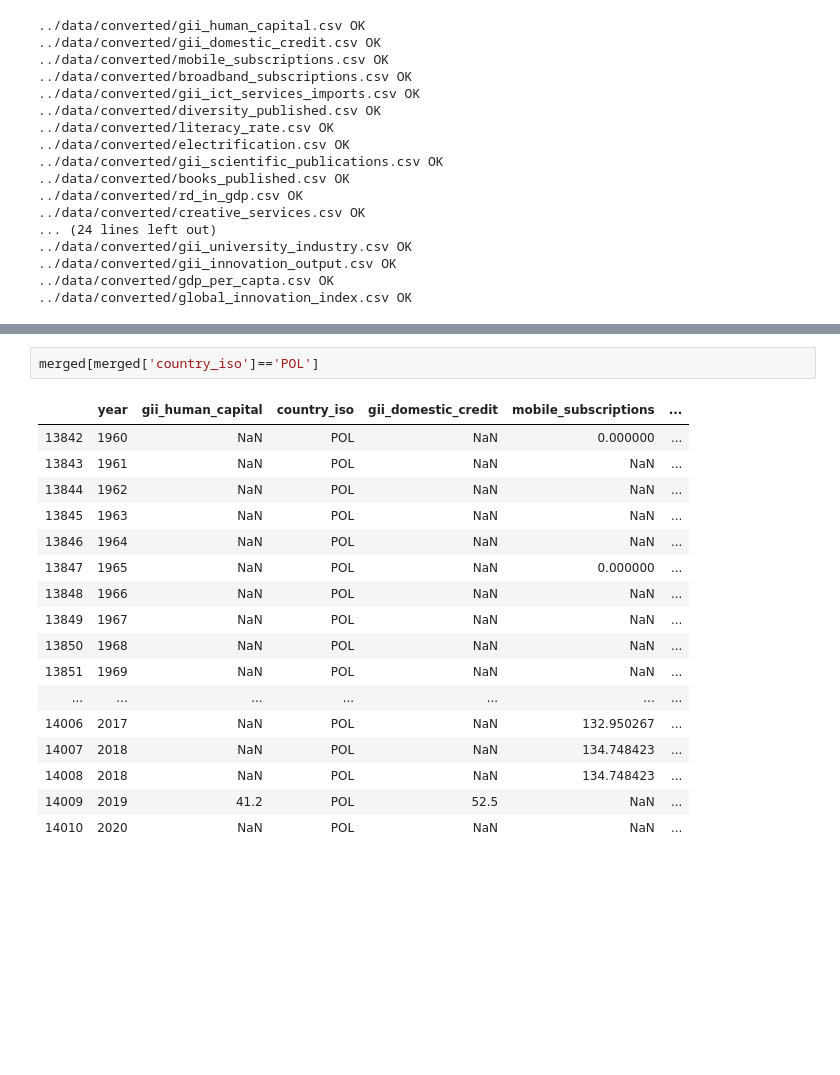
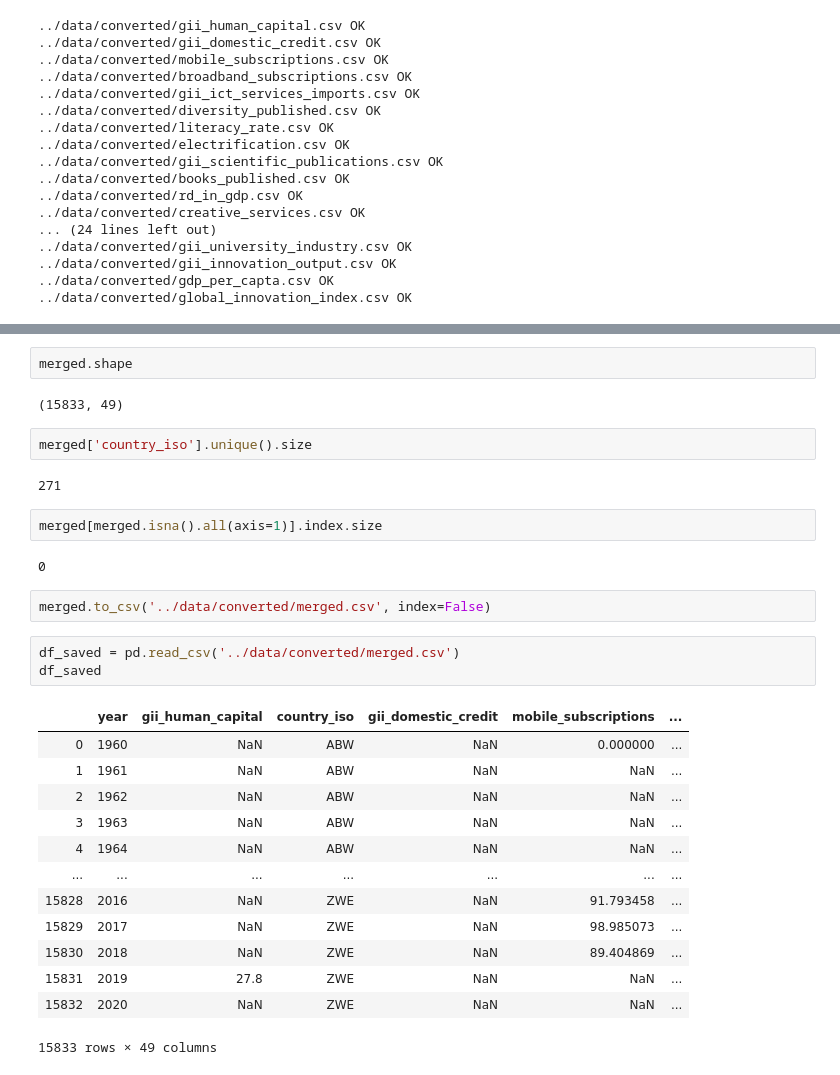
Before and after one commit to MissFacetious/Innovation, a Jupyter notebook: data_integration/mergeAll.ipynb, the cells around one changed output, grey strips where cells are left out. Saved outputs shown, nothing was run; the diff lists cells and outputs as text; blank space fills up the shorter version.

Commit message:
Merged dataset

```diff
--- a/data_integration/mergeAll.ipynb
+++ b/data_integration/mergeAll.ipynb
@@ -123,20 +92,31 @@ for filename in all_files[1:]:
+# %%
+merged.shape
+# %% [output]
+(15833, 49)
 # %%
-merged[merged['country_iso']=='POL']
+merged['country_iso'].unique().size
 # %% [output]
-|  | year | gii_human_capital | country_iso | gii_domestic_credit | mobile_subscriptions | ... |
-| 13842 | 1960 | NaN | POL | NaN | 0.000000 | ... |
-| 13843 | 1961 | NaN | POL | NaN | NaN | ... |
-| 13844 | 1962 | NaN | POL | NaN | NaN | ... |
-| 13845 | 1963 | NaN | POL | NaN | NaN | ... |
-| 13846 | 1964 | NaN | POL | NaN | NaN | ... |
-| 13847 | 1965 | NaN | POL | NaN | 0.000000 | ... |
-| 13848 | 1966 | NaN | POL | NaN | NaN | ... |
-| 13849 | 1967 | NaN | POL | NaN | NaN | ... |
-| 13850 | 1968 | NaN | POL | NaN | NaN | ... |
-| 13851 | 1969 | NaN | POL | NaN | NaN | ... |
-| ... | ... | ... | ... | ... | ... | ... |
-| 14006 | 2017 | NaN | POL | NaN | 132.950267 | ... |
-| 14007 | 2018 | NaN | POL | NaN | 134.748423 | ... |
-| 14008 | 2018 | NaN | POL | NaN | 134.748423 | ... |
-| 14009 | 2019 | 41.2 | POL | 52.5 | NaN | ... |
-| 14010 | 2020 | NaN | POL | NaN | NaN | ... |
+271
+# %%
+merged[merged.isna().all(axis=1)].index.size
+# %% [output]
+0
+# %%
+merged.to_csv('../data/converted/merged.csv', index=False)
+# %%
+df_saved = pd.read_csv('../data/converted/merged.csv')
+df_saved
+# %% [output]
+|  | year | gii_human_capital | country_iso | gii_domestic_credit | mobile_subscriptions | ... |
+| 0 | 1960 | NaN | ABW | NaN | 0.000000 | ... |
+| 1 | 1961 | NaN | ABW | NaN | NaN | ... |
+| 2 | 1962 | NaN | ABW | NaN | NaN | ... |
+| 3 | 1963 | NaN | ABW | NaN | NaN | ... |
+| 4 | 1964 | NaN | ABW | NaN | NaN | ... |
+| ... | ... | ... | ... | ... | ... | ... |
+| 15828 | 2016 | NaN | ZWE | NaN | 91.793458 | ... |
+| 15829 | 2017 | NaN | ZWE | NaN | 98.985073 | ... |
+| 15830 | 2018 | NaN | ZWE | NaN | 89.404869 | ... |
+| 15831 | 2019 | 27.8 | ZWE | NaN | NaN | ... |
+| 15832 | 2020 | NaN | ZWE | NaN | NaN | ... |
+15833 rows × 49 columns
```
Also changed, not shown: parts of 6 cells of this notebook, 3 other files.
